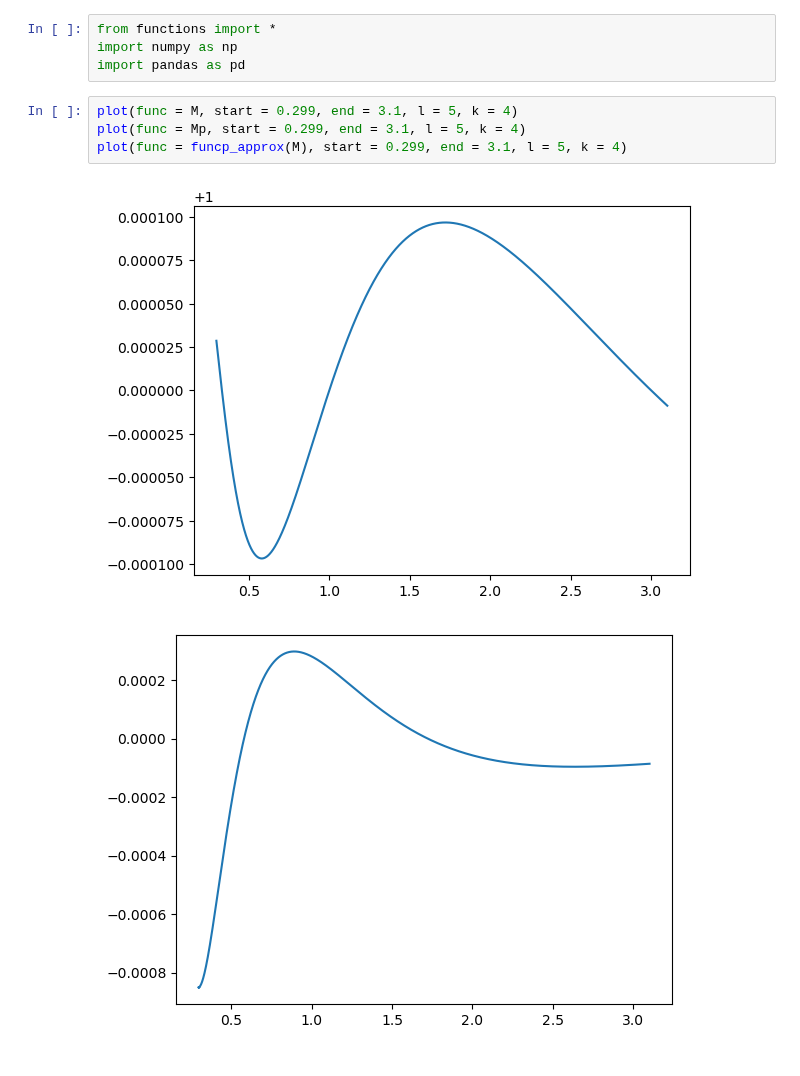
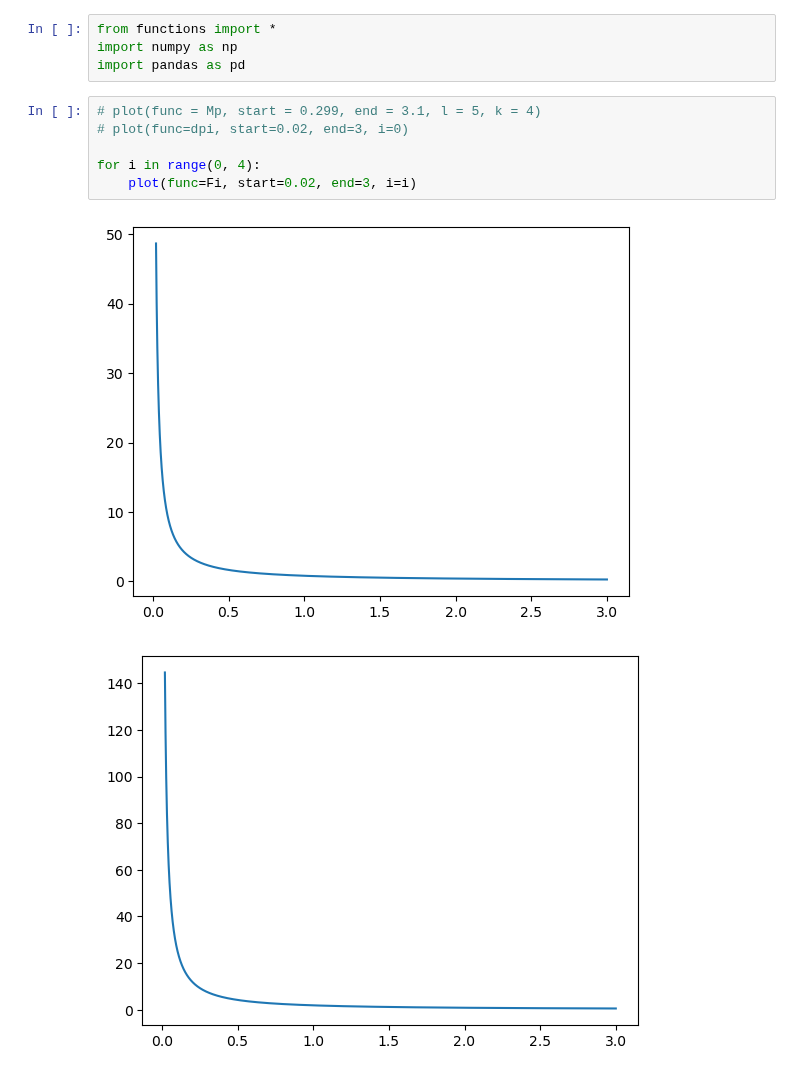
Before and after one commit to marlo-z/random-turn-games, a Jupyter notebook: mina_margin_map/run.ipynb, the cells around one changed output. Saved outputs shown, nothing was run; the diff lists cells and outputs as text.

```diff
--- a/mina_margin_map/run.ipynb
+++ b/mina_margin_map/run.ipynb
@@ -3,9 +3,11 @@ from functions import *
 import numpy as np
 import pandas as pd
 # %%
-plot(func = M, start = 0.299, end = 3.1, l = 5, k = 4)
-plot(func = Mp, start = 0.299, end = 3.1, l = 5, k = 4)
-plot(func = funcp_approx(M), start = 0.299, end = 3.1, l = 5, k = 4)
+# plot(func = Mp, start = 0.299, end = 3.1, l = 5, k = 4)
+# plot(func=dpi, start=0.02, end=3, i=0)
+
+for i in range(0, 4):
+    plot(func=Fi, start=0.02, end=3, i=i)
 # %% [output]
-[figure, old version]
+[figure, new version]
-[figure, old version]
+[figure, new version]
```
Also changed, not shown: parts of 8 cells of this notebook, 1 other file.
